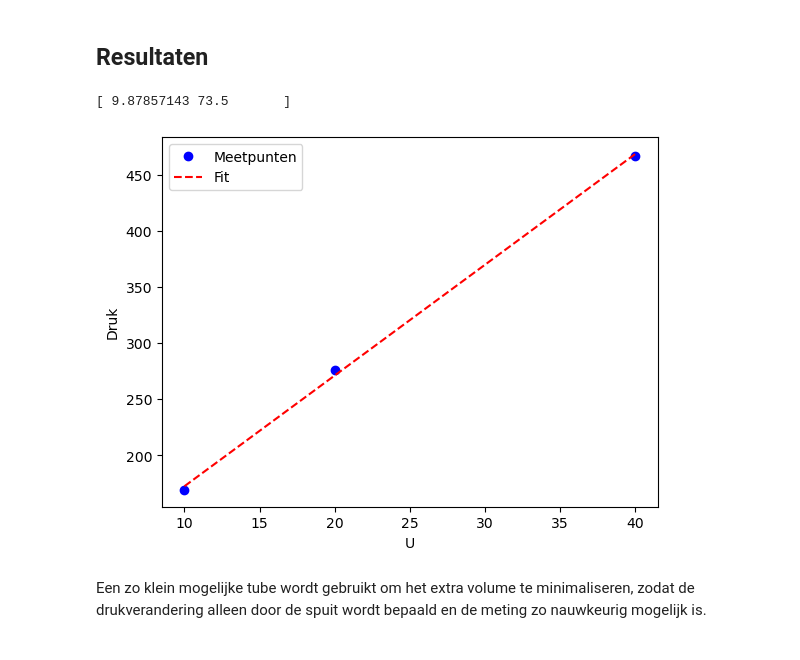
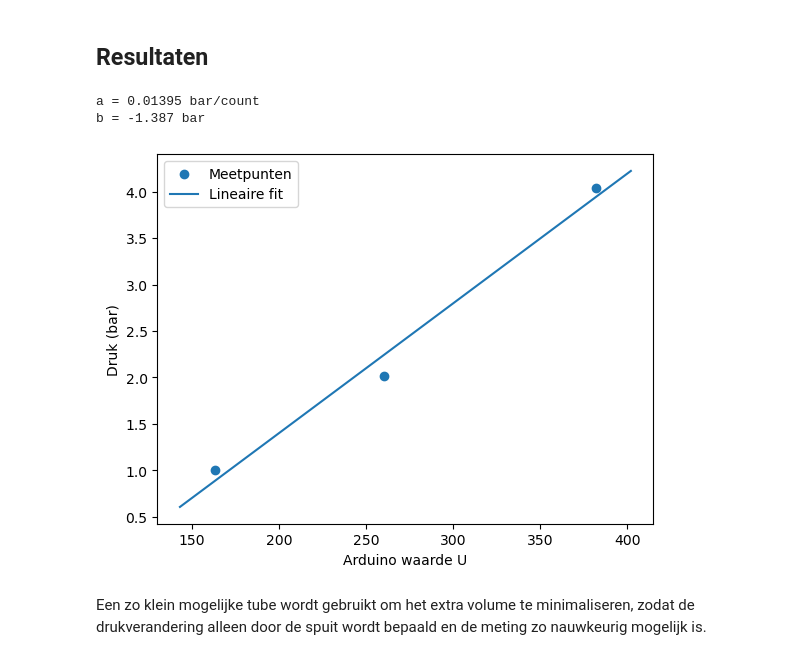
Before and after one commit to llotto123/IP2, a Jupyter notebook: Content/Labs/druksensorijken.ipynb, the cells around one changed output. Cells and saved outputs as stored; diff of their text form; code cells hidden in the pictures.

Commit message:
druk

```diff
--- a/Content/Labs/druksensorijken.ipynb
+++ b/Content/Labs/druksensorijken.ipynb
@@ -87,30 +87,41 @@ p1_2_30=197
 p2_2_25=226
 p3_2_15=319
 # %%
-#deel 1
-def lineairedruk(U, a, b):
-    return a*U + b
-
-# meetdata
-U = np.array([10, 20, 40])
-druk = np.array([p1_1, p2_1, p3_1])
-
-popt, cov = curve_fit(lineairedruk, U, druk)
-print(popt)
 
 
-druk_test = lineairedruk(U, popt[0], popt[1])
+V = np.array([40, 20, 10]) #mL
+P_atm = 1.01 #bar
+
+# Boyle: P * V = constant
+P = P_atm * 40 / V   # bar
+
+# gemeten Arduino-waarden (voorbeeld)
+U = np.array([163, 260, 382])
+
+# lineair model
+def lineair(U, a, b):
+    return a * U + b
+
+# fit
+popt, pcov = curve_fit(lineair, U, P)
+a, b = popt
+
+print(f"a = {a:.5f} bar/count")
+print(f"b = {b:.3f} bar")
 
 # plot
-plt.figure()
-plt.plot(U, druk, 'bo', label='Meetpunten')
-plt.plot(U, druk_test, 'r--', label='Fit')
-plt.xlabel('U')
-plt.ylabel('Druk')
+U_fit = np.linspace(min(U)-20, max(U)+20, 200)
+P_fit = lineair(U_fit, a, b)
+
+plt.scatter(U, P, label="Meetpunten")
+plt.plot(U_fit, P_fit, label="Lineaire fit")
+plt.xlabel("Arduino waarde U")
+plt.ylabel("Druk (bar)")
 plt.legend()
 plt.show()
 # %% [output]
-[ 9.87857143 73.5       ]
+a = 0.01395 bar/count
+b = -1.387 bar
-[figure, old version]
+[figure, new version]
 # %% [markdown]
 Een zo klein mogelijke tube wordt gebruikt om het extra volume te minimaliseren, zodat de drukverandering alleen door de spuit wordt bepaald en de meting zo nauwkeurig mogelijk is.
```
Also changed, not shown: parts of 1 cell of this notebook.
